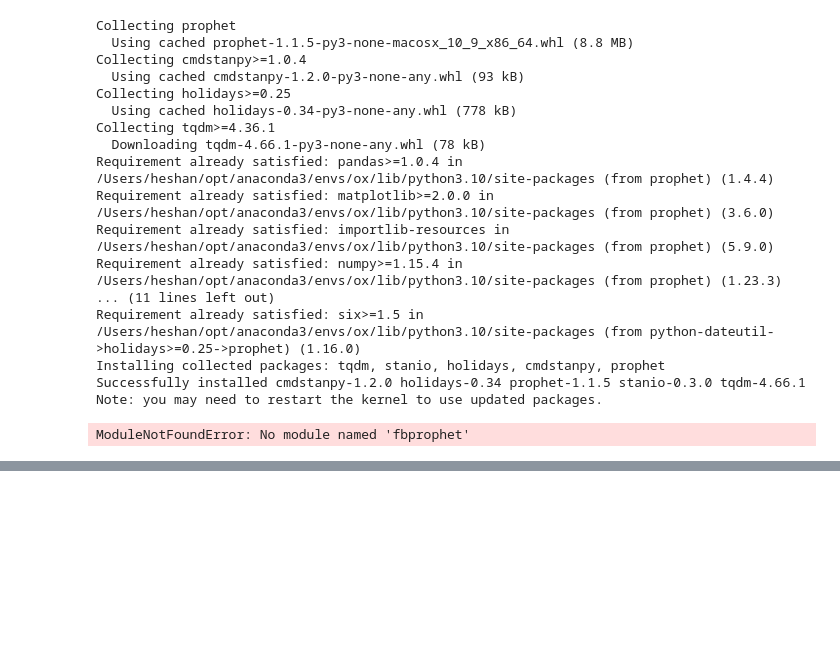
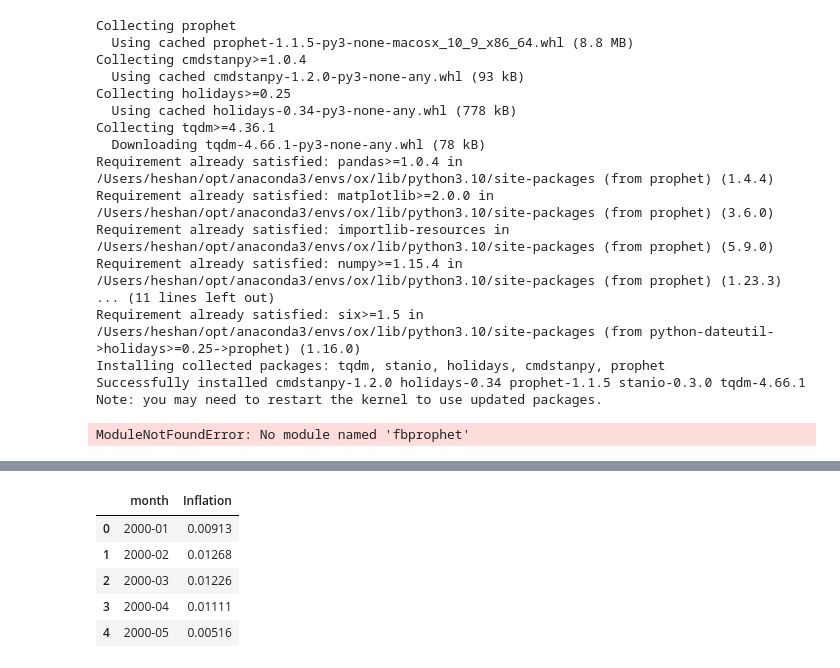
Before and after one commit to heshanjse/sg_property_price_prediction, a Jupyter notebook: forecasting.ipynb, the cells around one changed output, grey strips where cells are left out. Cells and saved outputs as stored; diff of their text form; code cells hidden in the pictures; blank space fills up the shorter version.

```diff
--- a/forecasting.ipynb
+++ b/forecasting.ipynb
@@ -160,0 +187,10 @@ ModuleNotFoundError: No module named 'fbprophet'
+# %%
+df5 = pd.read_csv("historyInflationFormated.csv")
+df5.head()
+# %% [output]
+|  | month | Inflation |
+| 0 | 2000-01 | 0.00913 |
+| 1 | 2000-02 | 0.01268 |
+| 2 | 2000-03 | 0.01226 |
+| 3 | 2000-04 | 0.01111 |
+| 4 | 2000-05 | 0.00516 |
```
Also changed, not shown: parts of 5 cells of this notebook, 4 other files.
